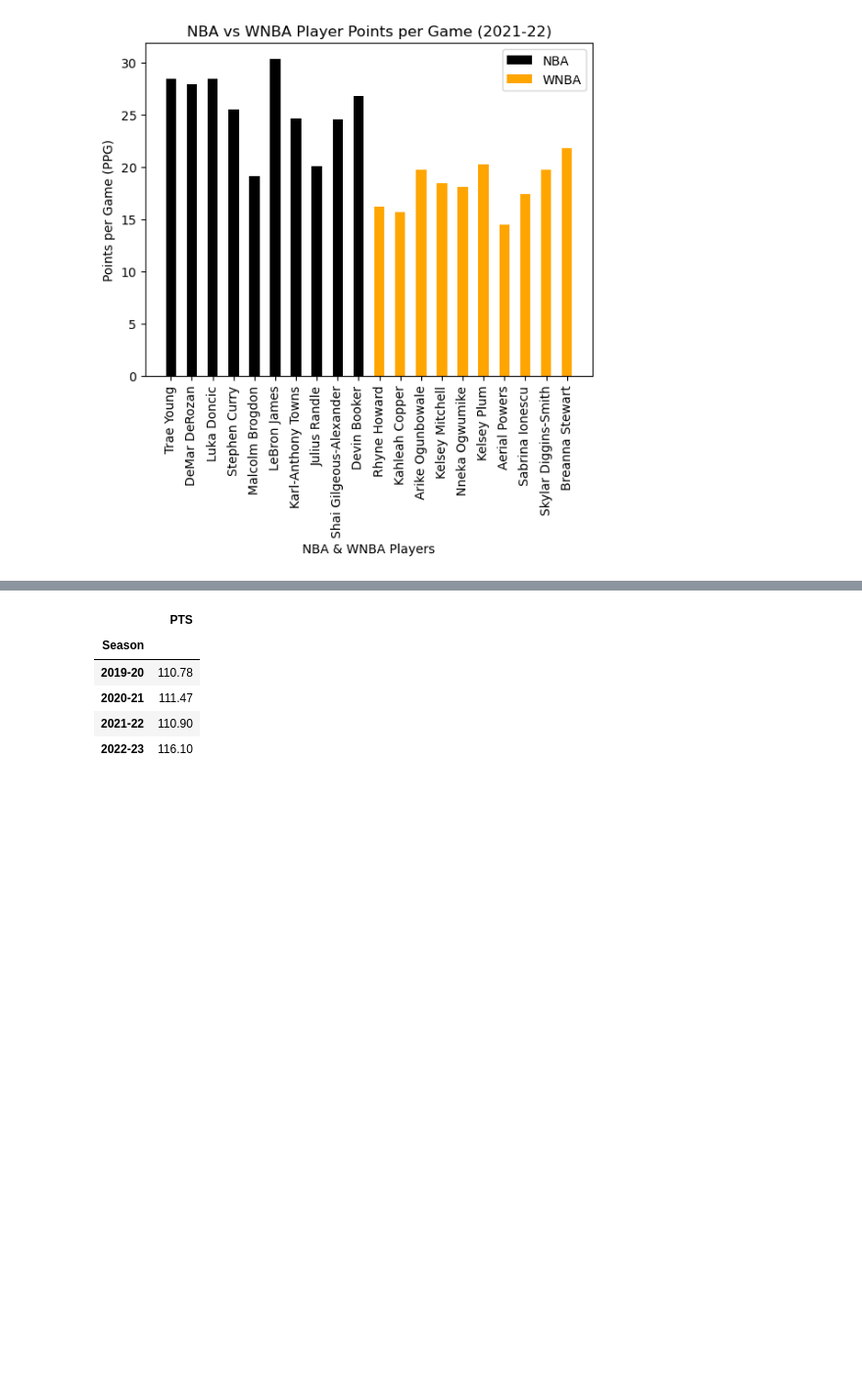
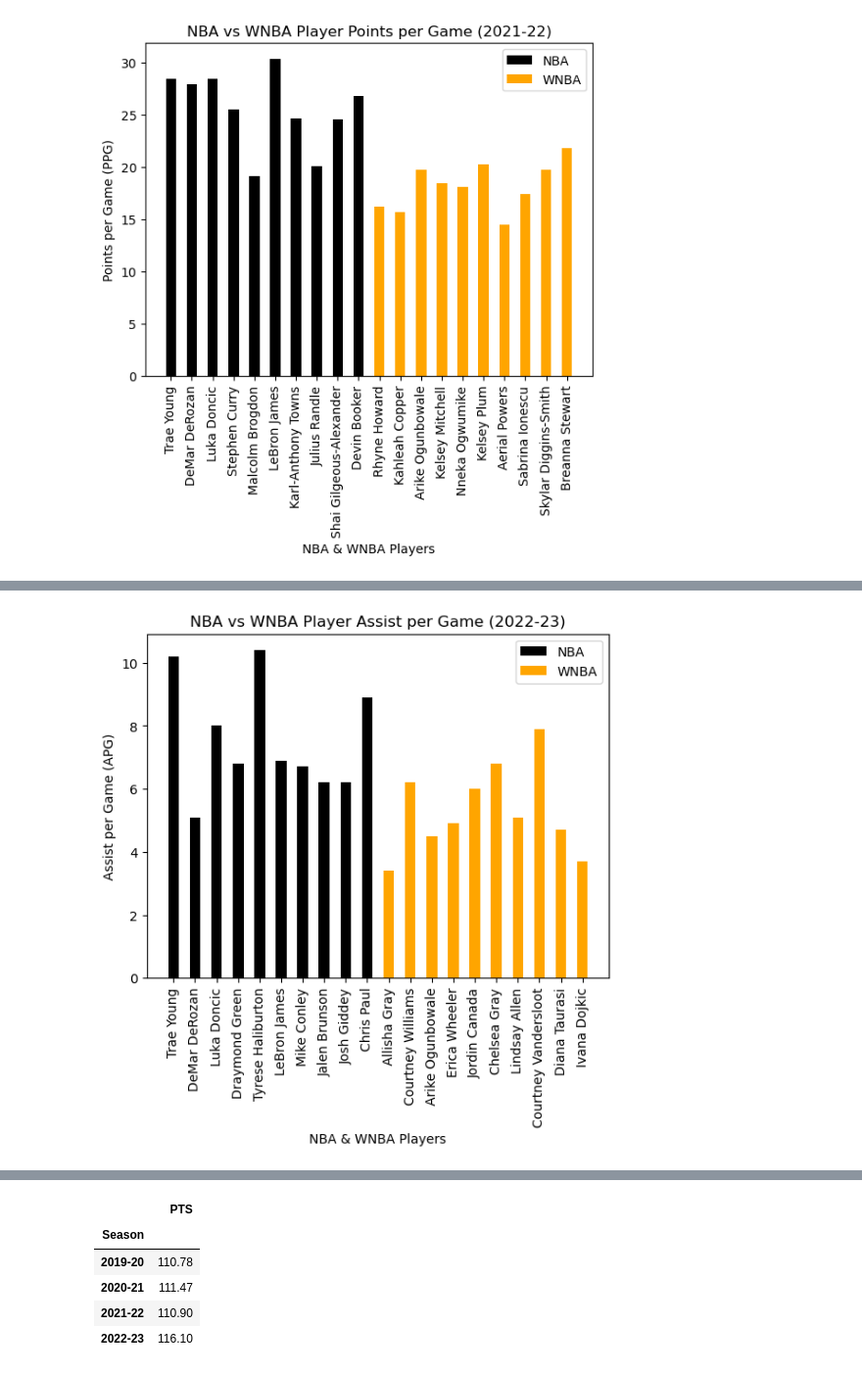
Before and after one commit to Hensonkk/NBA-VS-WNBA, a Jupyter notebook: NBA v WNBA data comparison.ipynb, the cells around one changed output, grey strips where cells are left out. Shown at 98% size. Cells and saved outputs as stored; diff of their text form; code cells hidden in the pictures; blank space fills up the shorter version.

```diff
--- a/NBA v WNBA data comparison.ipynb
+++ b/NBA v WNBA data comparison.ipynb
@@ -281,0 +413,4 @@ ms4
+# %%
+ma2 = m_stats_22_23.groupby(["Teams", "Player"])["AST"].max()
+ma2 = ma2.groupby(level=0 , group_keys=False).nlargest(1).reset_index()
+ma2
@@ -281,0 +429,4 @@ ms4
+# %%
+wa2 = w_stats_22_23.groupby(["Team", "Player"])["AST"].max()
+wa2 = wa2.groupby(level = 0, group_keys = False).nlargest(1).reset_index()
+wa2
@@ -281,0 +445,17 @@ ms4
+# %%
+x3 = ma2["Player"]
+y3= ma2["AST"]
+x4 = wa2["Player"]
+y4 = wa2["AST"]
+# %%
+plt.bar(x3, y3, width = .5, label = "NBA", color = "black")
+plt.bar(x4, y4, width = .5, label = "WNBA", color = "orange")
+plt.xlabel("NBA & WNBA Players")
+plt.ylabel("Assist per Game (APG)")
+plt.title("NBA vs WNBA Player Assist per Game (2022-23)")
+plt.xticks(rotation = "vertical")
+plt.legend()
+plt.savefig("graph_outputs/AST22-23.png")
+plt.show()
+# %% [output]
+[figure, added]
```
Also changed, not shown: parts of 34 cells of this notebook, 8 other files.
